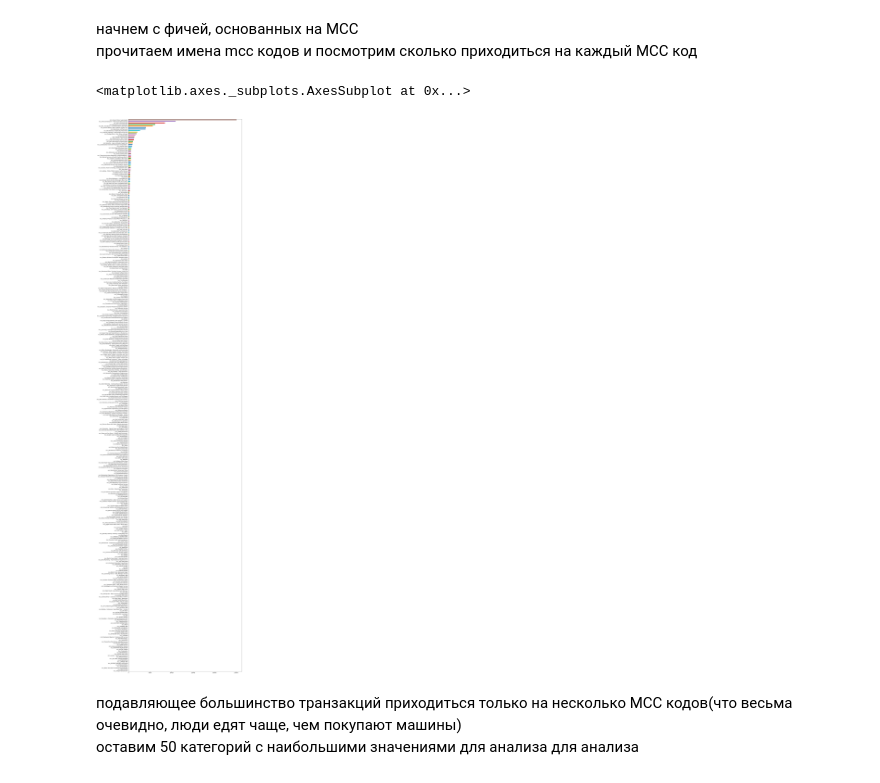
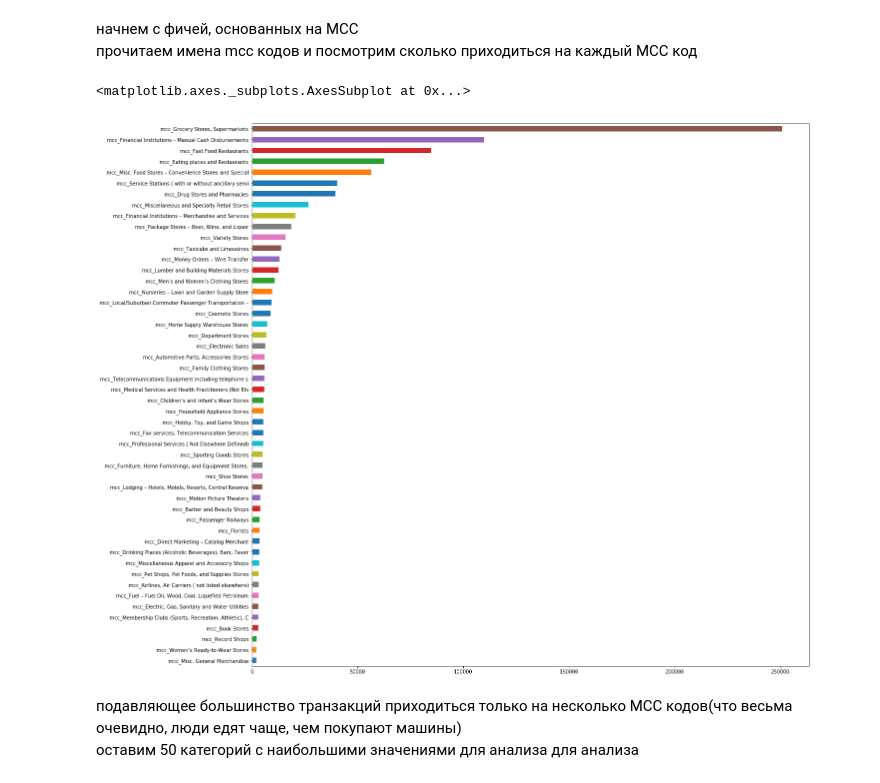
Before and after one commit to antongurtovoy/Rosbank-ML-Competition, a Jupyter notebook: rosbank_kernel.ipynb, the cells around one changed output. Drawn from its saved outputs; the diff is of its cells as text; code cells hidden in the pictures.

```diff
--- a/rosbank_kernel.ipynb
+++ b/rosbank_kernel.ipynb
@@ -282,12 +281,12 @@ name_generator =  lambda prefix,names: [ prefix+'_'+fea for fea in names ]
 # %%
 mcc_data = pd.read_csv(os.path.join(PATH_TO_DATA,'mcc_codes.csv'),
                        usecols=['mcc','edited_description'],index_col=0)['edited_description']
 mcc_data.rename({'edited_description':'mcc_name'})
 mcc_data = mcc_data.map( lambda x : 'mcc_'+x[:50] ) #обрежем имена
-all_data.MCC.map(mcc_data).value_counts().sort_values().plot(kind = 'barh',figsize=(20,100))
+all_data.MCC.map(mcc_data).value_counts().sort_values()[-50:].plot(kind = 'barh',figsize=(20,20))
 # %% [output]
 <matplotlib.axes._subplots.AxesSubplot at 0x...>
-[figure, old version]
+[figure, new version]
 # %% [markdown]
 подавляющее большинство транзакций приходиться только на несколько MCC кодов(что весьма очевидно, люди едят чаще, чем покупают машины)
 оставим 50 категорий с наибольшими значениями для анализа для анализа
```
Also changed, not shown: parts of 7 cells of this notebook.
